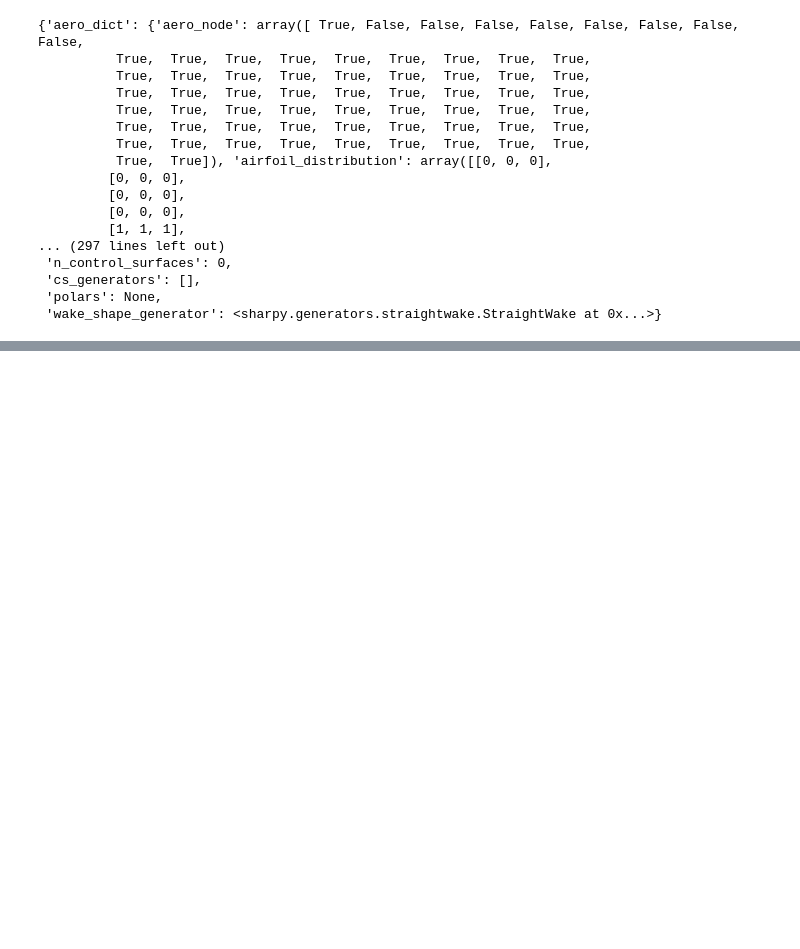
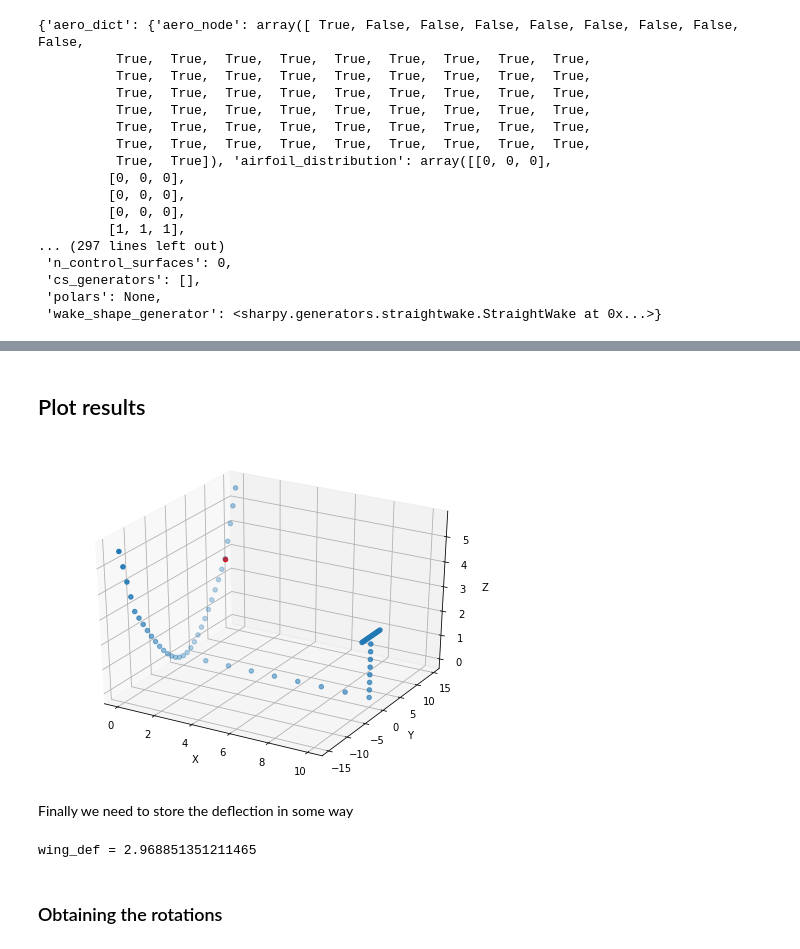
Before and after one commit to ACea15/Projects-SHARPy, a Jupyter notebook: aeroelasticPMOR_Optimization/parametric_aircraft/example_coupled_equilibrium.ipynb, the cells around one changed output, grey strips where cells are left out. Saved outputs shown, nothing was run; the diff lists cells and outputs as text; code cells hidden in the pictures; blank space fills up the shorter version.

Commit message:
Example on how to obtain wing deflections with the idea to be used as documentation

```diff
--- a/aeroelasticPMOR_Optimization/parametric_aircraft/example_coupled_equilibrium.ipynb
+++ b/aeroelasticPMOR_Optimization/parametric_aircraft/example_coupled_equilibrium.ipynb
@@ -428,0 +438,7 @@ dataX.aero.__dict__
+# %%
+print(dataX.structure.timestep_info[0])
+print(dataX.structure.timestep_info[0].pos)
+coordinates = dataX.structure.timestep_info[0].pos
+xc = coordinates[:,0]
+yc = coordinates[:,1]
+zc = coordinates[:,2]
@@ -428,0 +465,6 @@ dataX.aero.__dict__
+# %%
+yc_ini = dataX.structure.fortran['pos_ini'][:,1]
+print(yc_ini)
+wing_node = int(np.where(yc_ini == wing_semispan)[0][0])
+print(np.where(yc_ini == wing_semispan)[0])
+print('Wing node = ',wing_node)
@@ -428,0 +489,25 @@ dataX.aero.__dict__
+# %% [markdown]
+## Plot results
+# %%
+fig = plt.figure(figsize=(8,6))
+
+ax = fig.add_subplot(1, 1, 1, projection='3d')
+#p = ax.scatter(coordinates[:,0],coordinates[:,1],coordinates[:,2])
+p = ax.scatter(xc,yc,zc)
+
+ax.set_xlabel('X')
+ax.set_ylabel('Y')
+ax.set_zlabel('Z')
+
+p2 = ax.scatter(xc[wing_node],yc[wing_node],zc[wing_node],color='red')
+plt.show()
+# %% [output]
+[figure, added]
+# %% [markdown]
+Finally we need to store the deflection in some way
+# %%
+print('wing_def =',zc[wing_node])
+# %% [output]
+wing_def = 2.968851351211465
+# %% [markdown]
+### Obtaining the rotations
```
Also changed, not shown: parts of 11 cells of this notebook.
